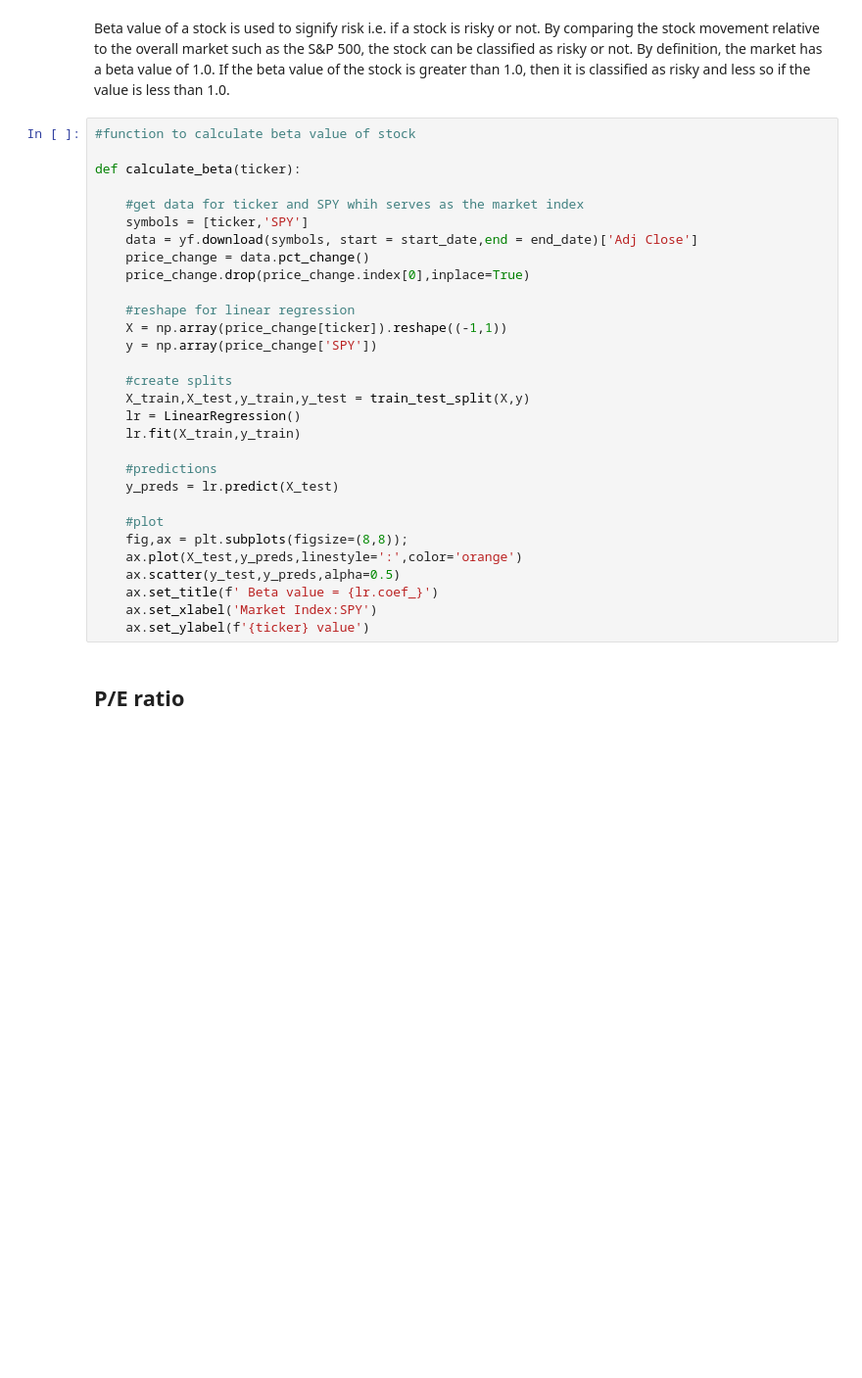
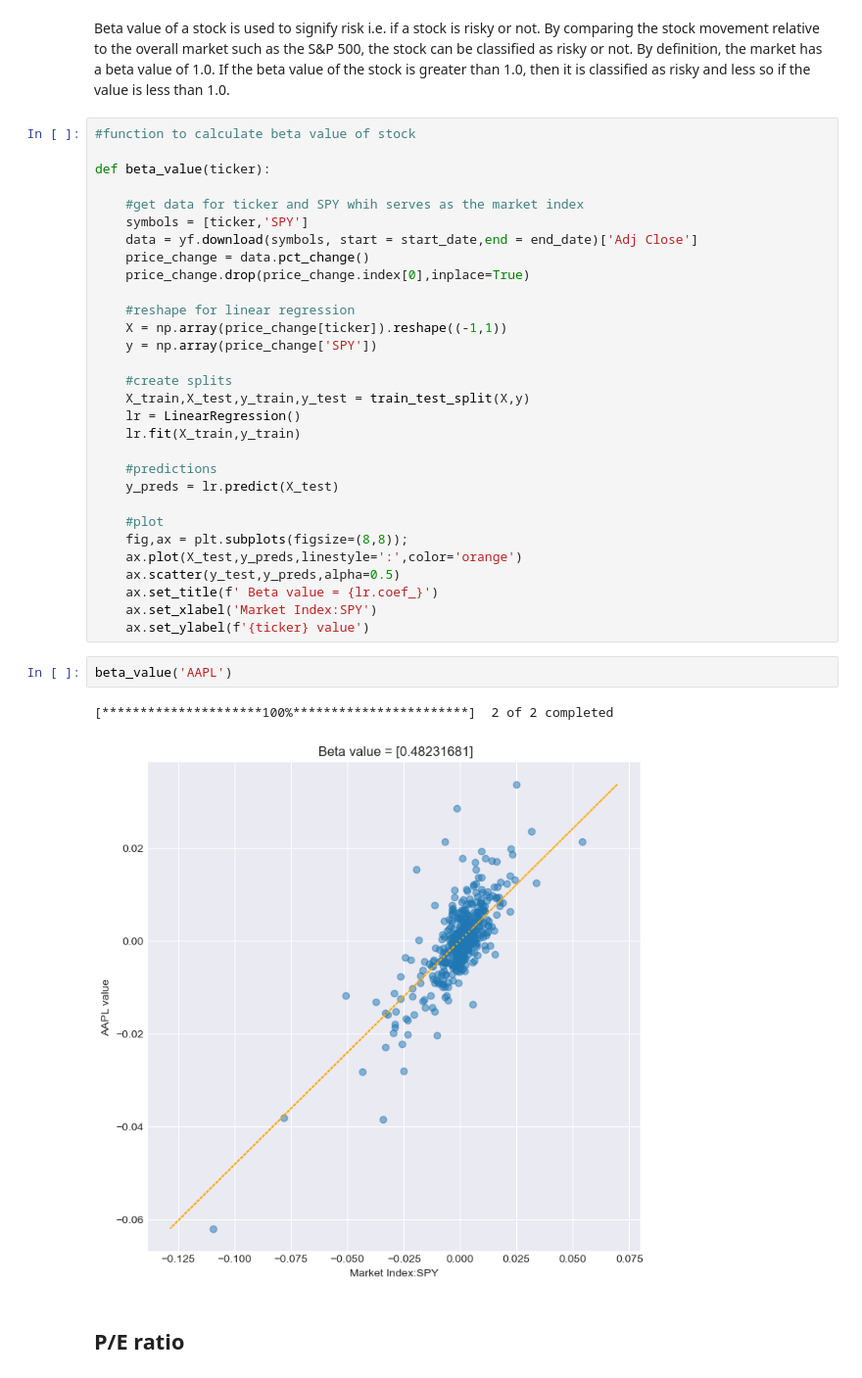
Before and after one commit to rahulakrish/portfolio_builder, a Jupyter notebook: code/notebook.ipynb, the cells around one changed output. Shown at 98% size. Drawn from its saved outputs; the diff is of its cells as text; blank space fills up the shorter version.

```diff
--- a/code/notebook.ipynb
+++ b/code/notebook.ipynb
@@ -94,7 +105,7 @@ value is less than 1.0.
 # %%
 #function to calculate beta value of stock
 
-def calculate_beta(ticker):
+def beta_value(ticker):
 
     #get data for ticker and SPY whih serves as the market index
     symbols = [ticker,'SPY']
@@ -121,6 +132,11 @@ def calculate_beta(ticker):
     ax.set_title(f' Beta value = {lr.coef_}')
     ax.set_xlabel('Market Index:SPY')
     ax.set_ylabel(f'{ticker} value')
+# %%
+beta_value('AAPL')
+# %% [output]
+[*********************100%***********************]  2 of 2 completed
+[figure, added]
 # %% [markdown]
 ## P/E ratio
 # %% [markdown]
```
Also changed, not shown: parts of 36 cells of this notebook.
